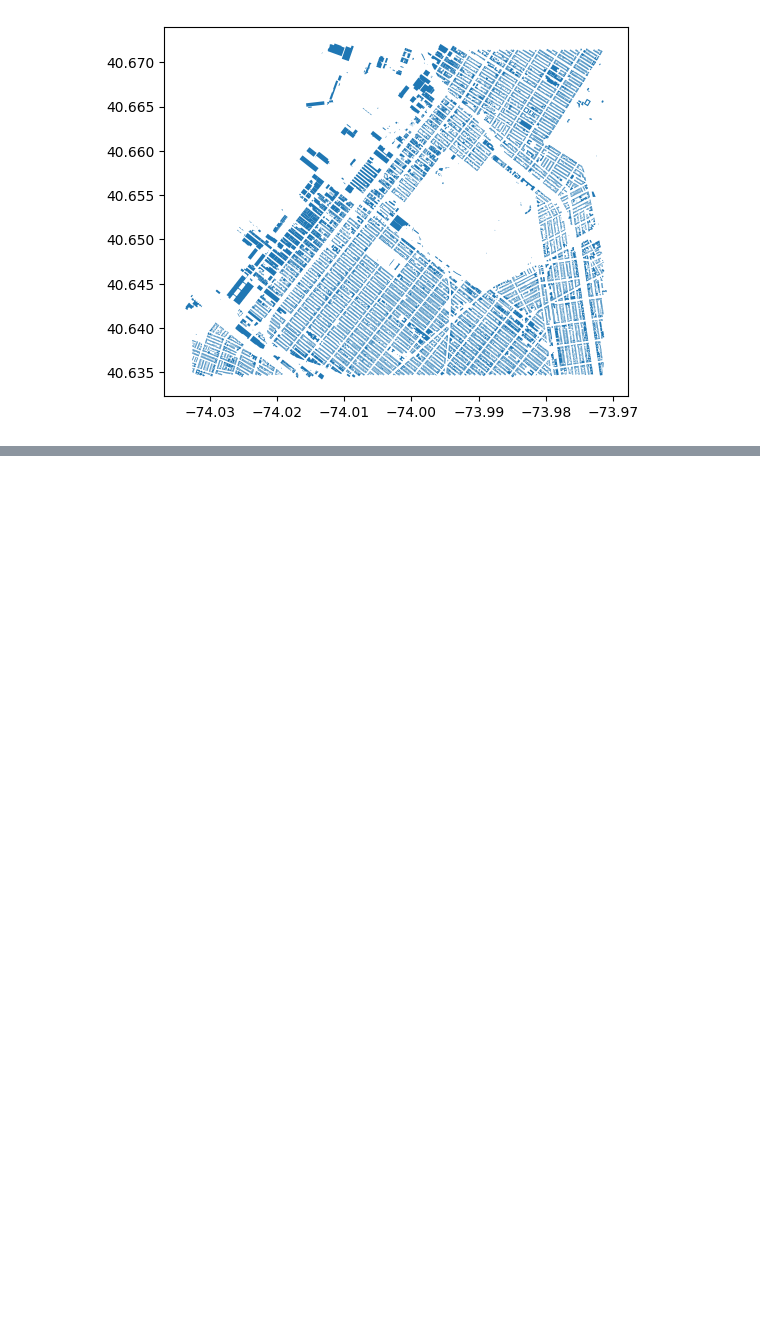
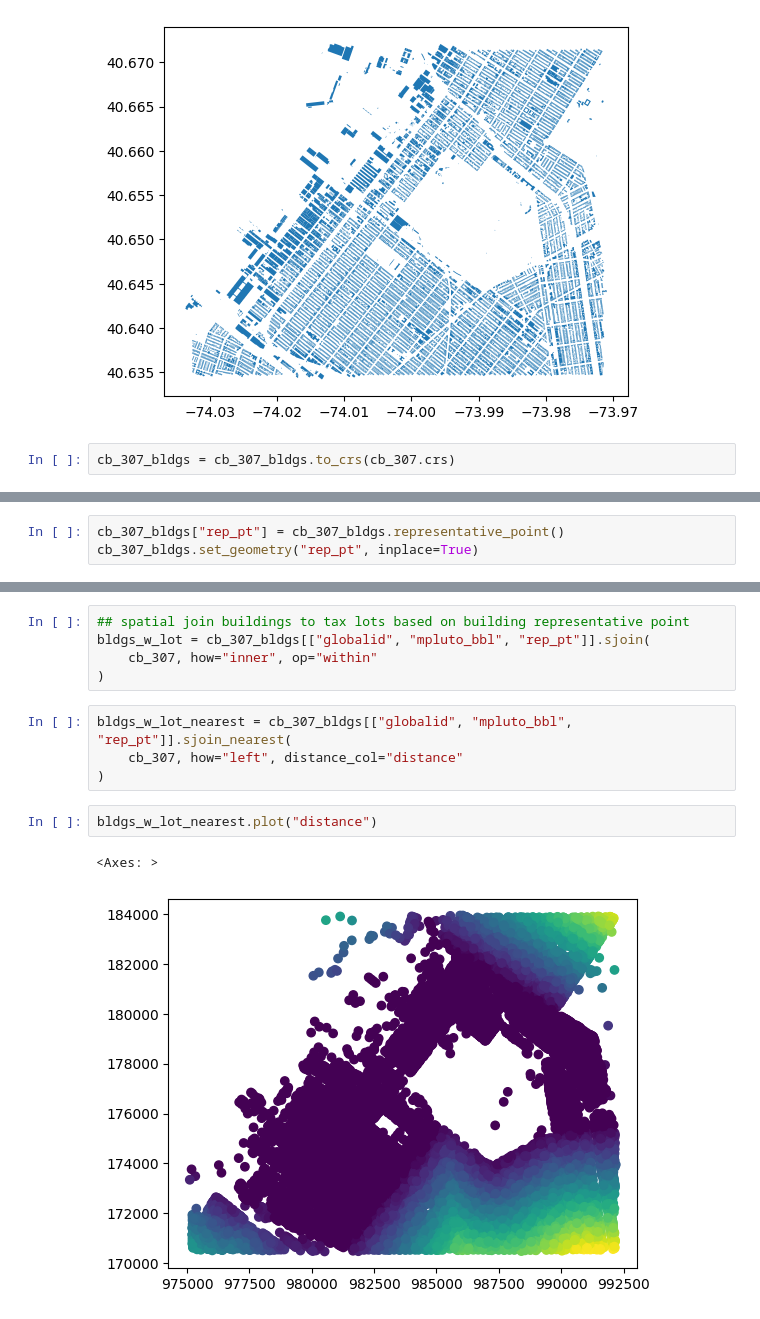
Before and after one commit to mapping-systems/cdp-mapping-systems, a Jupyter notebook: Tutorials/02_geoprocessing.ipynb, the cells around one changed output, grey strips where cells are left out. Saved outputs shown, nothing was run; the diff lists cells and outputs as text; blank space fills up the shorter version.

Commit message:
demo spatial join, attribute join, rep points

```diff
--- a/Tutorials/02_geoprocessing.ipynb
+++ b/Tutorials/02_geoprocessing.ipynb
@@ -89,3 +98,5 @@ cb_307_bldgs.plot()
 # %% [output]
 <Axes: >
 [figure]
+# %%
+cb_307_bldgs = cb_307_bldgs.to_crs(cb_307.crs)
@@ -91,0 +105,3 @@ cb_307_bldgs.plot()
+# %%
+cb_307_bldgs["rep_pt"] = cb_307_bldgs.representative_point()
+cb_307_bldgs.set_geometry("rep_pt", inplace=True)
@@ -91,0 +128,14 @@ cb_307_bldgs.plot()
+# %%
+## spatial join buildings to tax lots based on building representative point
+bldgs_w_lot = cb_307_bldgs[["globalid", "mpluto_bbl", "rep_pt"]].sjoin(
+    cb_307, how="inner", op="within"
+)
+# %%
+bldgs_w_lot_nearest = cb_307_bldgs[["globalid", "mpluto_bbl", "rep_pt"]].sjoin_nearest(
+    cb_307, how="left", distance_col="distance"
+)
+# %%
+bldgs_w_lot_nearest.plot("distance")
+# %% [output]
+<Axes: >
+[figure, added]
```
Also changed, not shown: parts of 31 cells of this notebook.
